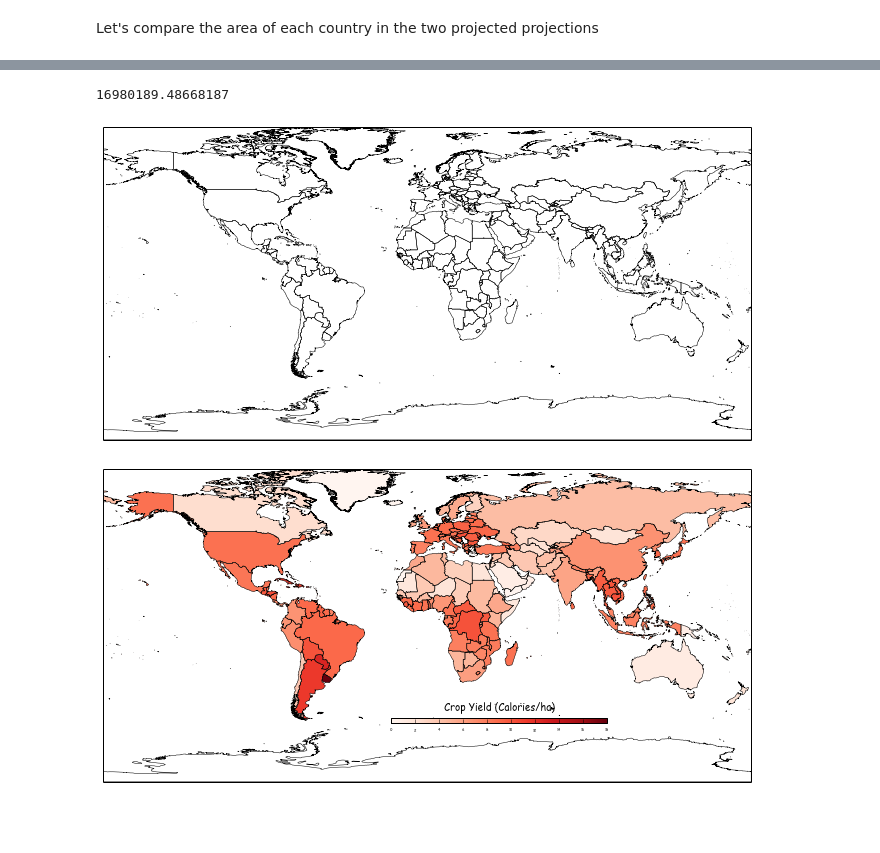
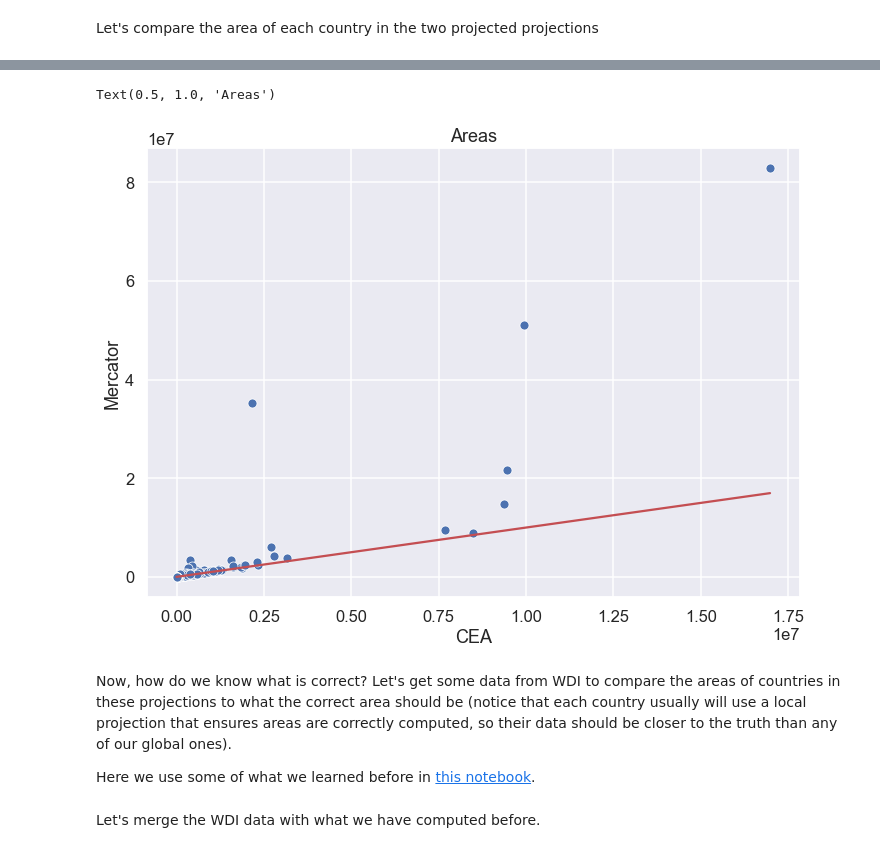
Before and after one commit to ozak/CompEcon, a Jupyter notebook: notebooks/GIS with Python.ipynb, the cells around one changed output, grey strips where cells are left out. Drawn from its saved outputs; the diff is of its cells as text; code cells hidden in the pictures; blank space fills up the shorter version.

```diff
--- a/notebooks/GIS with Python.ipynb
+++ b/notebooks/GIS with Python.ipynb
@@ -210,4 +209,0 @@ cia_area
-# %%
-countries_cea.area.loc['RUS'] / 1e6
-# %% [output]
-16980189.48668187
@@ -264,15 +209,0 @@ mpl.rcParams['ytick.labelsize'] = 4.
-# %%
-mydata='riv'
-myfig='riv'
-myproj='cyl'
-mylabel='Indulgence                  vs                    Restraint'
-size=(10,8)
-cmap='Reds'
-fig = plt.figure(figsize=size)#(11.7,8.3))
-plt.subplots_adjust(left=0.01, right=0.91, top=0.99, bottom=0.01)
-m = Basemap(projection=myproj,lon_0=0,llcrnrlat=ymin,urcrnrlat=ymax,llcrnrlon=xmin,urcrnrlon=xmax,lat_ts=20,resolution='c')
-m.readshapefile(cntryshp[:-4],'myshape')
-df=eval("data[['code','"+str(mydata)+"']]")
-df=df.dropna()
-# %% [output]
-[figure, removed]
@@ -324,4 +210,20 @@ def mymap(mydata,outfig,myproj='cyl',mylabel='',size=(5.85,4.15),labelpad=-30,cm
-# %%
-mymap('opten0lomean1500','opten0lomean1500',myproj='cyl',mylabel='Crop Yield (Calories/ha)',size=(10,8),cmap='Reds')
-# %% [output]
-[figure, removed]
+# %%
+countries_merc = countries_merc.set_index('ADM0_A3')
+countries_cea = countries_cea.set_index('ADM0_A3')
+countries_merc['ratio_area'] = countries_merc.area / countries_cea.area
+countries_cea['ratio_area'] = countries_merc.area / countries_cea.area
+sns.set(rc={'figure.figsize':(11.7,8.27)})
+sns.set_context("talk")
+fig, ax = plt.subplots()
+sns.scatterplot(x=countries_cea.area/1e6, y=countries_merc.area/1e6, ax=ax)
+sns.lineplot(x=countries_cea.area/1e6, y=countries_cea.area/1e6, color='r', ax=ax)
+ax.set_ylabel('Mercator')
+ax.set_xlabel('CEA')
+ax.set_title("Areas")
+# %% [output]
+Text(0.5, 1.0, 'Areas')
+[figure, added]
+# %% [markdown]
+Now, how do we know what is correct? Let's get some data from WDI to compare the areas of countries in these projections to what the correct area should be (notice that each country usually will use a local projection that ensures areas are correctly computed, so their data should be closer to the truth than any of our global ones).
+
+Here we use some of what we learned before in [this notebook](./EconomicDataAnalysis.ipynb).
@@ -327,0 +242,2 @@ mymap('opten0lomean1500','opten0lomean1500',myproj='cyl',mylabel='Crop Yield (Ca
+# %% [markdown]
+Let's merge the WDI data with what we have computed before.
```
Also changed, not shown: parts of 57 cells of this notebook, 1 other file.
